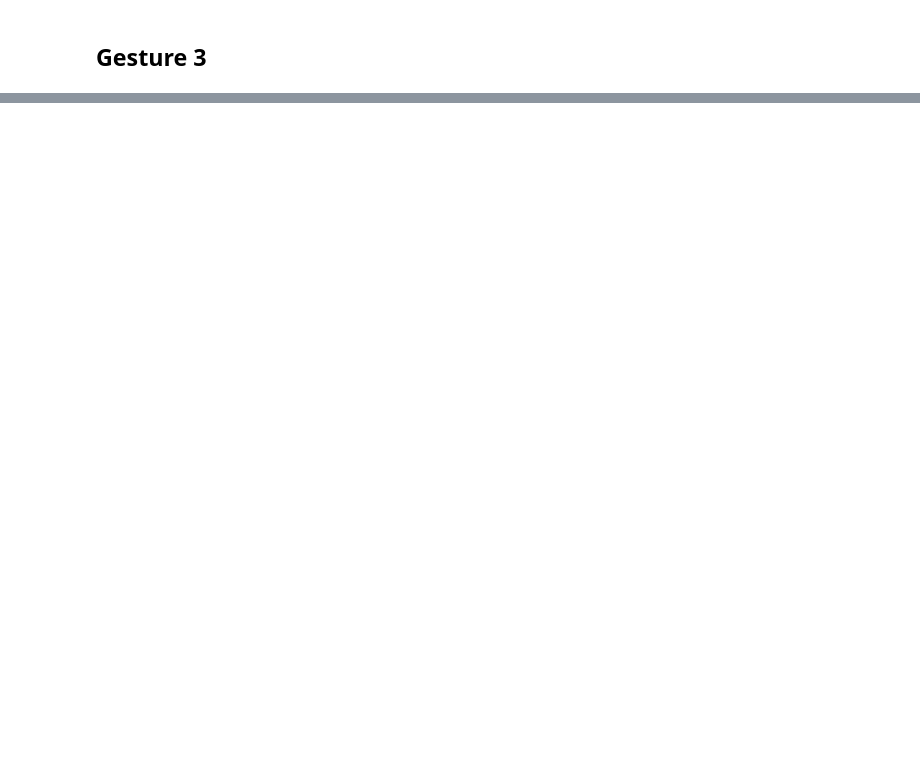
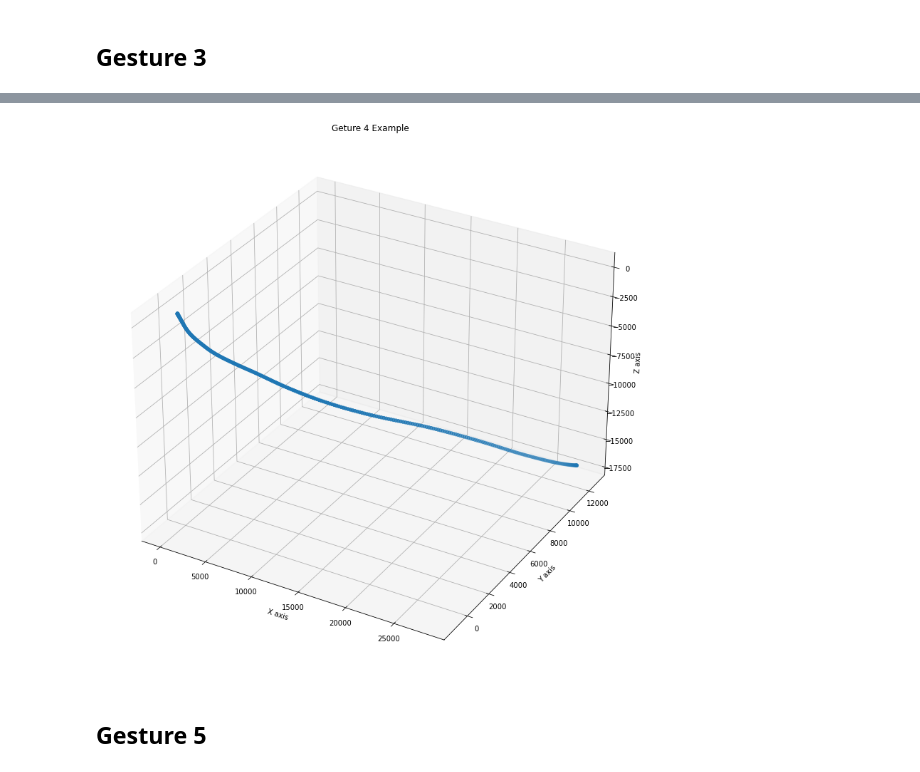
Before and after one commit to BU-IE-48B/fall21-mbahadir, a Jupyter notebook: Homework1/Homework1.ipynb, the cells around one changed output, grey strips where cells are left out. Drawn from its saved outputs; the diff is of its cells as text; code cells hidden in the pictures; blank space fills up the shorter version.

```diff
--- a/Homework1/Homework1.ipynb
+++ b/Homework1/Homework1.ipynb
@@ -82,0 +101,6 @@ x_3, y_3, z_3 = filter_data(class_indicator, acc_x, acc_y, acc_z, 3)
+# %%
+print_graph(x_4.T.cumsum().iloc[:, 0], y_4.T.cumsum().iloc[:, 0], z_4.T.cumsum().iloc[:, 0], 4)
+# %% [output]
+[figure, added]
+# %% [markdown]
+## Gesture 5
```
Also changed, not shown: parts of 35 cells of this notebook.
